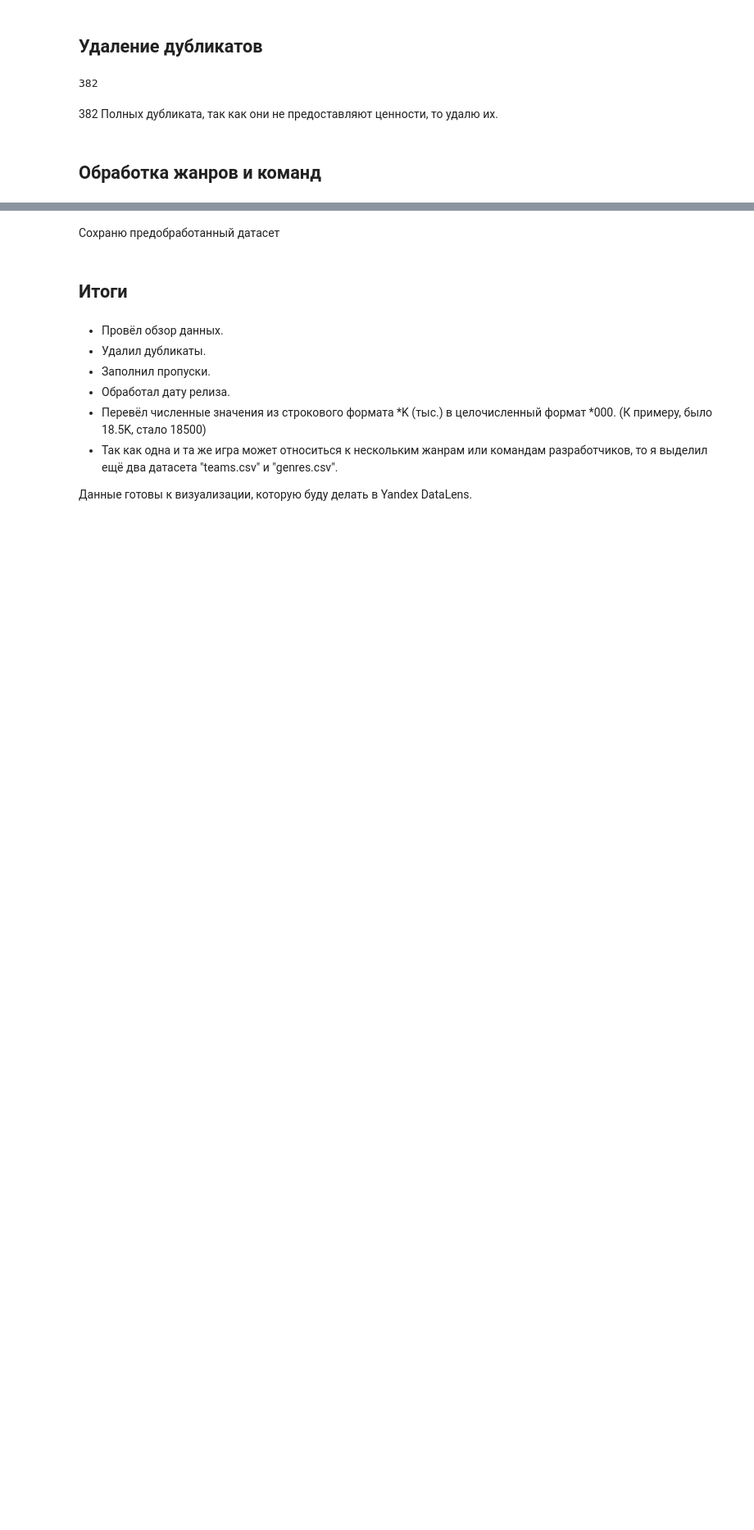
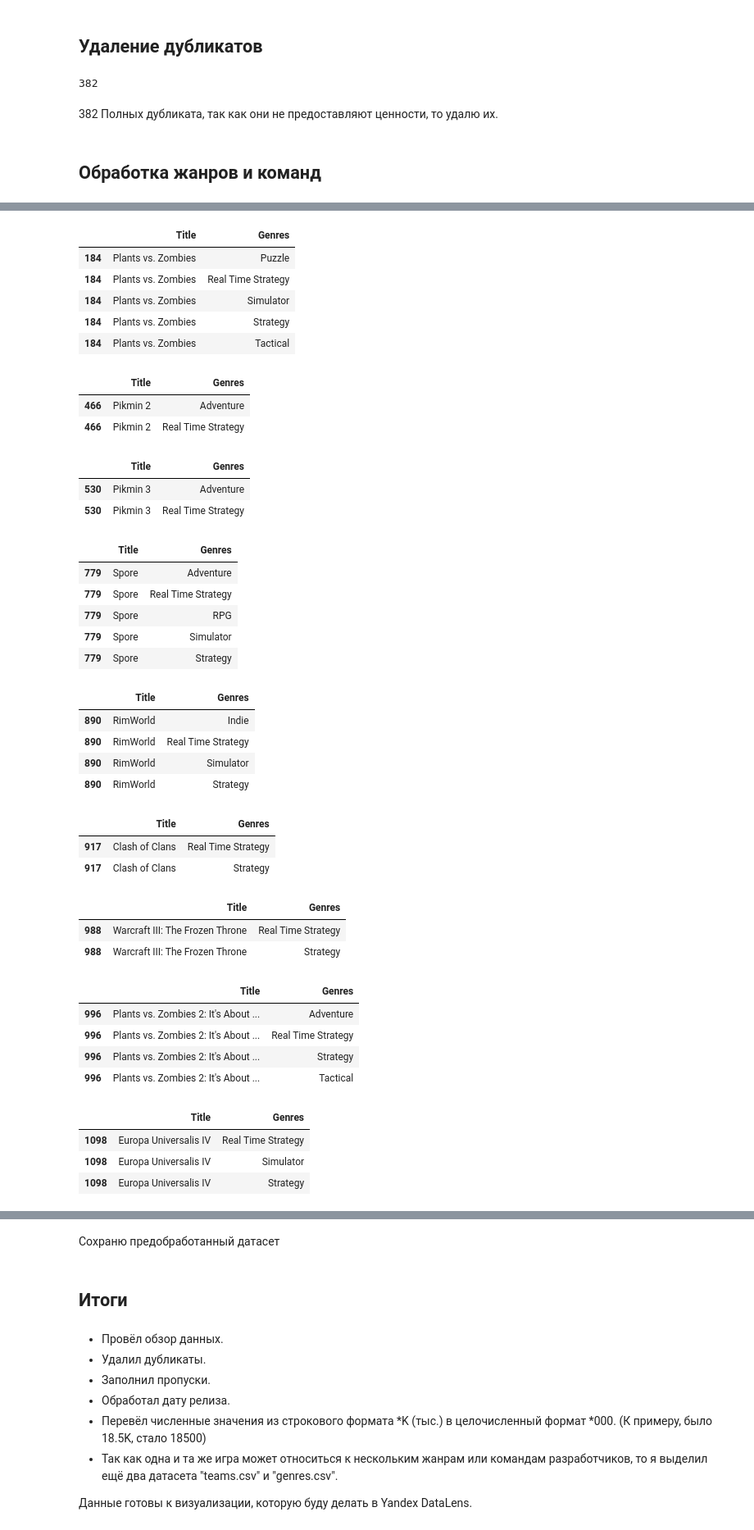
Before and after one commit to FedorSafonov/Projects, a Jupyter notebook: Pet-projects/Popular_Video_Games_1980-2023/games.ipynb, the cells around one changed output, grey strips where cells are left out. Shown: that part at 82% size. Saved outputs shown, nothing was run; the diff lists cells and outputs as text; code cells hidden in the pictures; blank space fills up the shorter version.

```diff
--- a/Pet-projects/Popular_Video_Games_1980-2023/games.ipynb
+++ b/Pet-projects/Popular_Video_Games_1980-2023/games.ipynb
@@ -224,0 +227,43 @@ Name: count, dtype: int64
+# %%
+rts = genres.query('Genres == "Real Time Strategy"')['Title']
+for title in rts:
+    display(genres[genres['Title']==title])
+# %% [output]
+|  | Title | Genres |
+| 184 | Plants vs. Zombies | Puzzle |
+| 184 | Plants vs. Zombies | Real Time Strategy |
+| 184 | Plants vs. Zombies | Simulator |
+| 184 | Plants vs. Zombies | Strategy |
+| 184 | Plants vs. Zombies | Tactical |
+|  | Title | Genres |
+| 466 | Pikmin 2 | Adventure |
+| 466 | Pikmin 2 | Real Time Strategy |
+|  | Title | Genres |
+| 530 | Pikmin 3 | Adventure |
+| 530 | Pikmin 3 | Real Time Strategy |
+|  | Title | Genres |
+| 779 | Spore | Adventure |
+| 779 | Spore | Real Time Strategy |
+| 779 | Spore | RPG |
+| 779 | Spore | Simulator |
+| 779 | Spore | Strategy |
+|  | Title | Genres |
+| 890 | RimWorld | Indie |
+| 890 | RimWorld | Real Time Strategy |
+| 890 | RimWorld | Simulator |
+| 890 | RimWorld | Strategy |
+|  | Title | Genres |
+| 917 | Clash of Clans | Real Time Strategy |
+| 917 | Clash of Clans | Strategy |
+|  | Title | Genres |
+| 988 | Warcraft III: The Frozen Throne | Real Time Strategy |
+| 988 | Warcraft III: The Frozen Throne | Strategy |
+|  | Title | Genres |
+| 996 | Plants vs. Zombies 2: It's About ... | Adventure |
+| 996 | Plants vs. Zombies 2: It's About ... | Real Time Strategy |
+| 996 | Plants vs. Zombies 2: It's About ... | Strategy |
+| 996 | Plants vs. Zombies 2: It's About ... | Tactical |
+|  | Title | Genres |
+| 1098 | Europa Universalis IV | Real Time Strategy |
+| 1098 | Europa Universalis IV | Simulator |
+| 1098 | Europa Universalis IV | Strategy |
```
Also changed, not shown: parts of 18 cells of this notebook, 3 other files.
